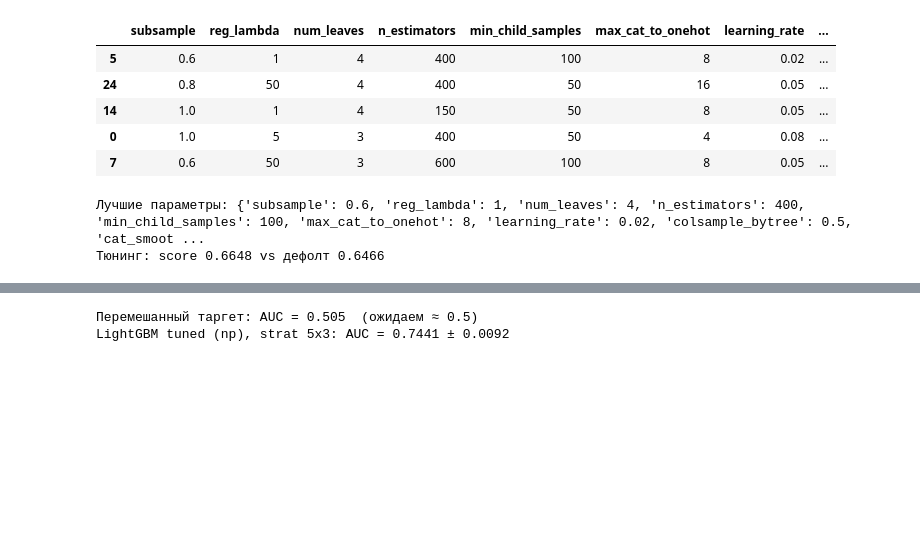
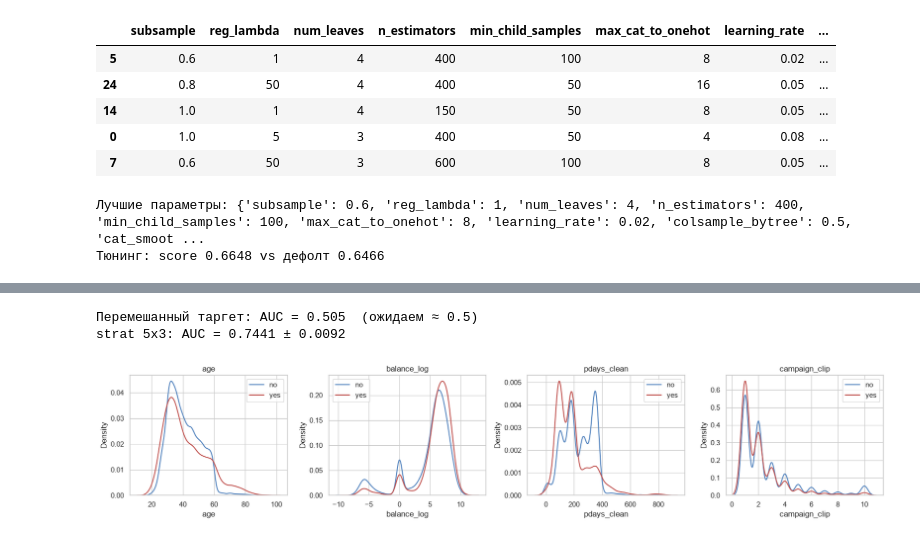
Before and after one commit to RafaelPozoyan/UrFU_project, a Jupyter notebook: model_levin.ipynb, the cells around one changed output, grey strips where cells are left out. Drawn from its saved outputs; the diff is of its cells as text; code cells hidden in the pictures; blank space fills up the shorter version.

```diff
--- a/model_levin.ipynb
+++ b/model_levin.ipynb
@@ -333,13 +405,21 @@ for s in SCHEMES:
 # %%
-# Sanity-check: на перемешанном таргете AUC должен быть ≈ 0.5 (иначе где-то утечка)
+# Sanity-check: на перемешанном таргете AUC ≈ 0.5, и повторная стратифицированная CV 5x3
 y_perm = np.random.default_rng(SEED).permutation(y)
 a = [roc_auc_score(y_perm[te], make_lgb(X_np, **best).fit(X_np.iloc[tr], y_perm[tr]).predict_proba(X_np.iloc[te])[:, 1]) for tr, te in skf.split(X_np, y)]
 print(f'Перемешанный таргет: AUC = {np.mean(a):.3f}  (ожидаем ≈ 0.5)')
-
-# Повторная стратифицированная CV (5x3) для устойчивой оценки одиночного LightGBM
 rskf = RepeatedStratifiedKFold(n_splits=5, n_repeats=3, random_state=SEED)
 aucs = [roc_auc_score(y[te], make_lgb(X_np, **best).fit(X_np.iloc[tr], y[tr]).predict_proba(X_np.iloc[te])[:, 1]) for tr, te in rskf.split(X_np, y)]
-print(f'LightGBM tuned (np), strat 5x3: AUC = {np.mean(aucs):.4f} ± {np.std(aucs):.4f}')
+print(f'strat 5x3: AUC = {np.mean(aucs):.4f} ± {np.std(aucs):.4f}')
 # %% [output]
 Перемешанный таргет: AUC = 0.505  (ожидаем ≈ 0.5)
-LightGBM tuned (np), strat 5x3: AUC = 0.7441 ± 0.0092
+strat 5x3: AUC = 0.7441 ± 0.0092
+# %%
+# Признаки через призму классов: распределения числовых признаков у «да» и «нет» (нормировано внутри класса)
+fig, axs = plt.subplots(1, 4, figsize=(17, 3.6))
+for ax, c in zip(axs, ['age', 'balance_log', 'pdays_clean', 'campaign_clip']):
+    for cls, col in [(0, '#4f81bd'), (1, '#c0504d')]:
+        sns.kdeplot(X_np.loc[y == cls, c].dropna(), ax=ax, color=col, label='yes' if cls else 'no', common_norm=False, warn_singular=False)
+    ax.set_title(c); ax.legend()
+plt.tight_layout(); plt.show()
+# %% [output]
+[figure, added]
```
Also changed, not shown: parts of 24 cells of this notebook.
